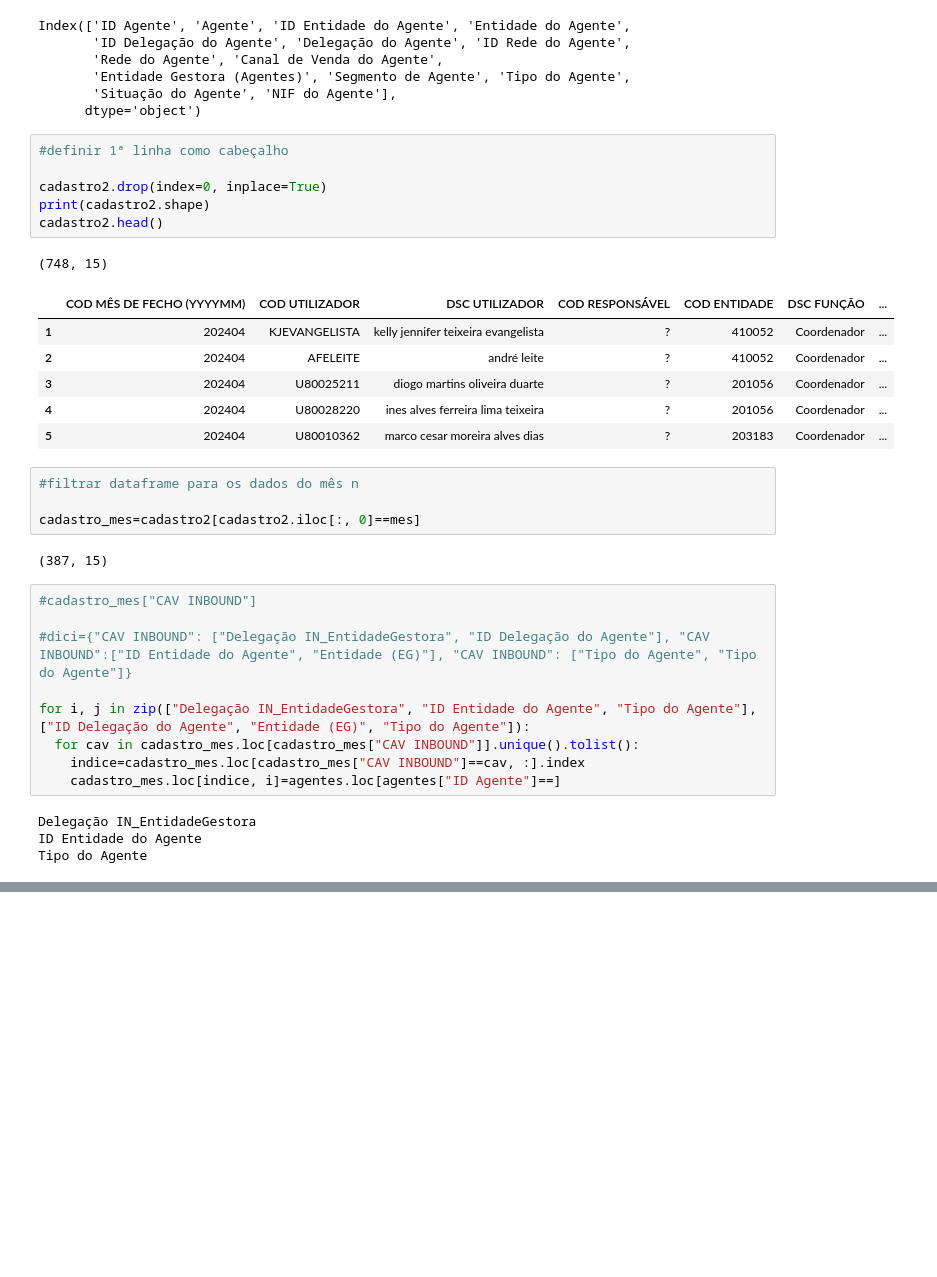
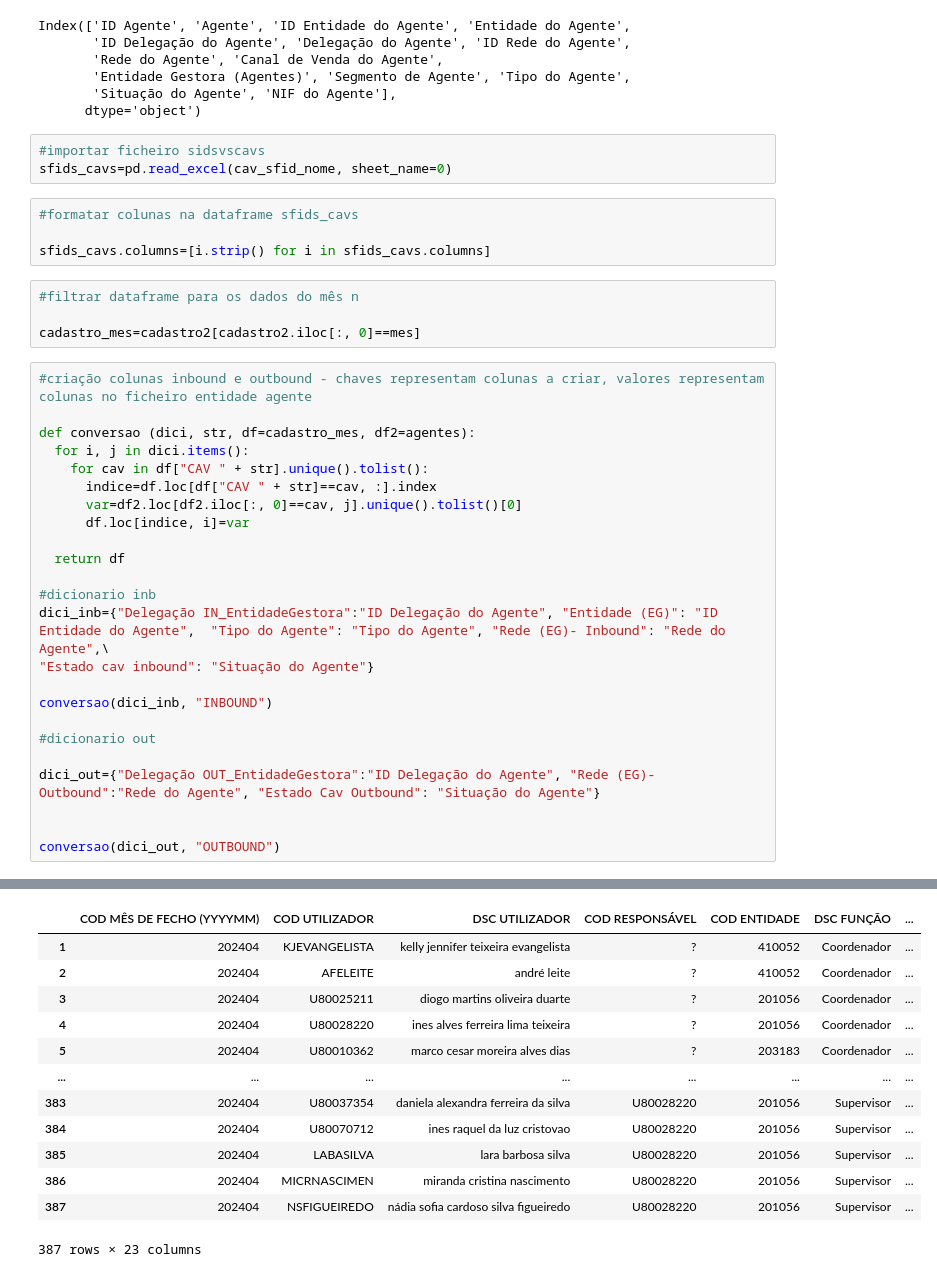
Before and after one commit to josepmatias/nos_reten-ao, a Jupyter notebook: cadastro_retencao.ipynb, the cells around one changed output, grey strips where cells are left out. Cells and saved outputs as stored; diff of their text form; blank space fills up the shorter version.

```diff
--- a/cadastro_retencao.ipynb
+++ b/cadastro_retencao.ipynb
@@ -54,36 +55,39 @@ Index(['ID Agente', 'Agente', 'ID Entidade do Agente', 'Entidade do Agente',
        'Entidade Gestora (Agentes)', 'Segmento de Agente', 'Tipo do Agente',
        'Situação do Agente', 'NIF do Agente'],
       dtype='object')
-# %%
-#definir 1ª linha como cabeçalho
-
-cadastro2.drop(index=0, inplace=True)
-print(cadastro2.shape)
-cadastro2.head()
-# %% [output]
-(748, 15)
-|  | COD MÊS DE FECHO (YYYYMM) | COD UTILIZADOR | DSC UTILIZADOR | COD RESPONSÁVEL | COD ENTIDADE | DSC FUNÇÃO | ... |
-| 1 | 202404 | KJEVANGELISTA | kelly jennifer teixeira evangelista | ? | 410052 | Coordenador | ... |
-| 2 | 202404 | AFELEITE | andré leite | ? | 410052 | Coordenador | ... |
-| 3 | 202404 | U80025211 | diogo martins oliveira duarte | ? | 201056 | Coordenador | ... |
-| 4 | 202404 | U80028220 | ines alves ferreira lima teixeira | ? | 201056 | Coordenador | ... |
-| 5 | 202404 | U80010362 | marco cesar moreira alves dias | ? | 203183 | Coordenador | ... |
+# %%
+#importar ficheiro sidsvscavs
+sfids_cavs=pd.read_excel(cav_sfid_nome, sheet_name=0)
+# %%
+#formatar colunas na dataframe sfids_cavs
+
+sfids_cavs.columns=[i.strip() for i in sfids_cavs.columns]
 # %%
 #filtrar dataframe para os dados do mês n
 
 cadastro_mes=cadastro2[cadastro2.iloc[:, 0]==mes]
-# %% [output]
-(387, 15)
-# %%
-#cadastro_mes["CAV INBOUND"]
-
-#dici={"CAV INBOUND": ["Delegação IN_EntidadeGestora", "ID Delegação do Agente"], "CAV INBOUND":["ID Entidade do Agente", "Entidade (EG)"], "CAV INBOUND": ["Tipo do Agente", "Tipo do Agente"]}
-
-for i, j in zip(["Delegação IN_EntidadeGestora", "ID Entidade do Agente", "Tipo do Agente"], ["ID Delegação do Agente", "Entidade (EG)", "Tipo do Agente"]):
-  for cav in cadastro_mes.loc[cadastro_mes["CAV INBOUND"]].unique().tolist():
-    indice=cadastro_mes.loc[cadastro_mes["CAV INBOUND"]==cav, :].index
-    cadastro_mes.loc[indice, i]=agentes.loc[agentes["ID Agente"]==]
-# %% [output]
-Delegação IN_EntidadeGestora
-ID Entidade do Agente
-Tipo do Agente
+# %%
+#criação colunas inbound e outbound - chaves representam colunas a criar, valores representam colunas no ficheiro entidade agente
+
+def conversao (dici, str, df=cadastro_mes, df2=agentes):
+  for i, j in dici.items():
+    for cav in df["CAV " + str].unique().tolist():
+      indice=df.loc[df["CAV " + str]==cav, :].index
+      var=df2.loc[df2.iloc[:, 0]==cav, j].unique().tolist()[0]
+      df.loc[indice, i]=var
+
+  return df
+
+#dicionario inb
+dici_inb={"Delegação IN_EntidadeGestora":"ID Delegação do Agente", "Entidade (EG)": "ID Entidade do Agente",  "Tipo do Agente": "Tipo do Agente", "Rede (EG)- Inbound": "Rede do Agente",\
+"Estado cav inbound": "Situação do Agente"}
+
+conversao(dici_inb, "INBOUND")
+
+#dicionario out
+
+dici_out={"Delegação OUT_EntidadeGestora":"ID Delegação do Agente", "Rede (EG)- Outbound":"Rede do Agente", "Estado Cav Outbound": "Situação do Agente"}
+
+
+conversao(dici_out, "OUTBOUND")
+# %% [output]
@@ -89,0 +111,13 @@ Tipo do Agente
+|  | COD MÊS DE FECHO (YYYYMM) | COD UTILIZADOR | DSC UTILIZADOR | COD RESPONSÁVEL | COD ENTIDADE | DSC FUNÇÃO | ... |
+| 1 | 202404 | KJEVANGELISTA | kelly jennifer teixeira evangelista | ? | 410052 | Coordenador | ... |
+| 2 | 202404 | AFELEITE | andré leite | ? | 410052 | Coordenador | ... |
+| 3 | 202404 | U80025211 | diogo martins oliveira duarte | ? | 201056 | Coordenador | ... |
+| 4 | 202404 | U80028220 | ines alves ferreira lima teixeira | ? | 201056 | Coordenador | ... |
+| 5 | 202404 | U80010362 | marco cesar moreira alves dias | ? | 203183 | Coordenador | ... |
+| ... | ... | ... | ... | ... | ... | ... | ... |
+| 383 | 202404 | U80037354 | daniela alexandra ferreira da silva | U80028220 | 201056 | Supervisor | ... |
+| 384 | 202404 | U80070712 | ines raquel da luz cristovao | U80028220 | 201056 | Supervisor | ... |
+| 385 | 202404 | LABASILVA | lara barbosa silva | U80028220 | 201056 | Supervisor | ... |
+| 386 | 202404 | MICRNASCIMEN | miranda cristina nascimento | U80028220 | 201056 | Supervisor | ... |
+| 387 | 202404 | NSFIGUEIREDO | nádia sofia cardoso silva figueiredo | U80028220 | 201056 | Supervisor | ... |
+387 rows × 23 columns
```
Also changed, not shown: parts of 7 cells of this notebook.
